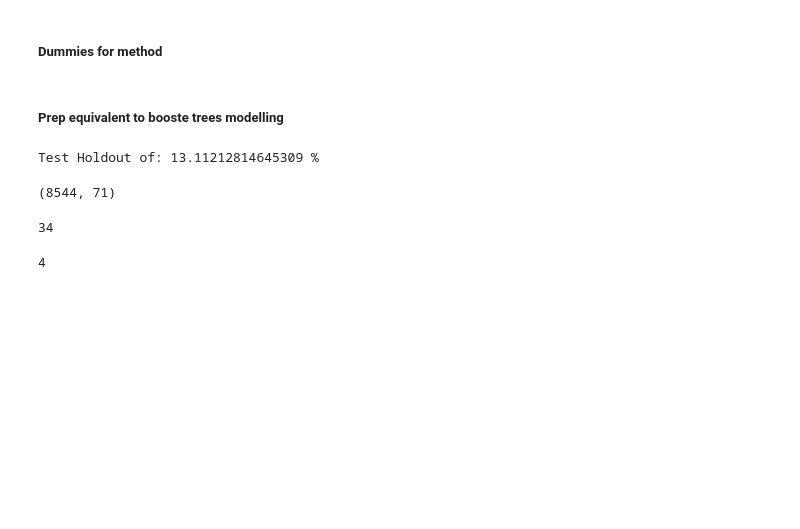
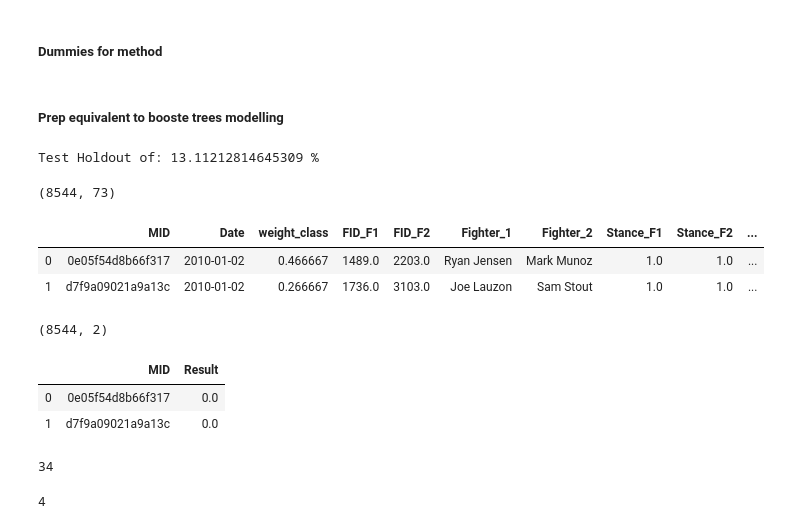
Before and after one commit to JasperLS/UFC_Fight_Predictions, a Jupyter notebook: modelling/ufc_lstm_modelling.ipynb, the cells around one changed output. Saved outputs shown, nothing was run; the diff lists cells and outputs as text; code cells hidden in the pictures; blank space fills up the shorter version.

```diff
--- a/modelling/ufc_lstm_modelling.ipynb
+++ b/modelling/ufc_lstm_modelling.ipynb
@@ -156,7 +156,3 @@ ivs = [i for i in X_train.columns.to_list() if i not in steering_cols]
 min_max_scaler = preprocessing.MinMaxScaler()
 X_train.loc[:,ivs] = min_max_scaler.fit_transform(X_train.loc[:,ivs])
 X_test.loc[:,ivs] = min_max_scaler.transform(X_test.loc[:,ivs])
-# %%
-X_train.shape
-# %% [output]
-(8544, 71)
@@ -163 +164,15 @@ X_train.shape
+# %%
+X_train.shape
+X_train.head(2)
+y_train.shape
+y_train.head(2)
+# %% [output]
+(8544, 73)
+|  | MID | Date | weight_class | FID_F1 | FID_F2 | Fighter_1 | Fighter_2 | Stance_F1 | Stance_F2 | ... |
+| 0 | 0e05f54d8b66f317 | 2010-01-02 | 0.466667 | 1489.0 | 2203.0 | Ryan Jensen | Mark Munoz | 1.0 | 1.0 | ... |
+| 1 | d7f9a09021a9a13c | 2010-01-02 | 0.266667 | 1736.0 | 3103.0 | Joe Lauzon | Sam Stout | 1.0 | 1.0 | ... |
+(8544, 2)
+|  | MID | Result |
+| 0 | 0e05f54d8b66f317 | 0.0 |
+| 1 | d7f9a09021a9a13c | 0.0 |
 # %%
```
Also changed, not shown: parts of 8 cells of this notebook.
